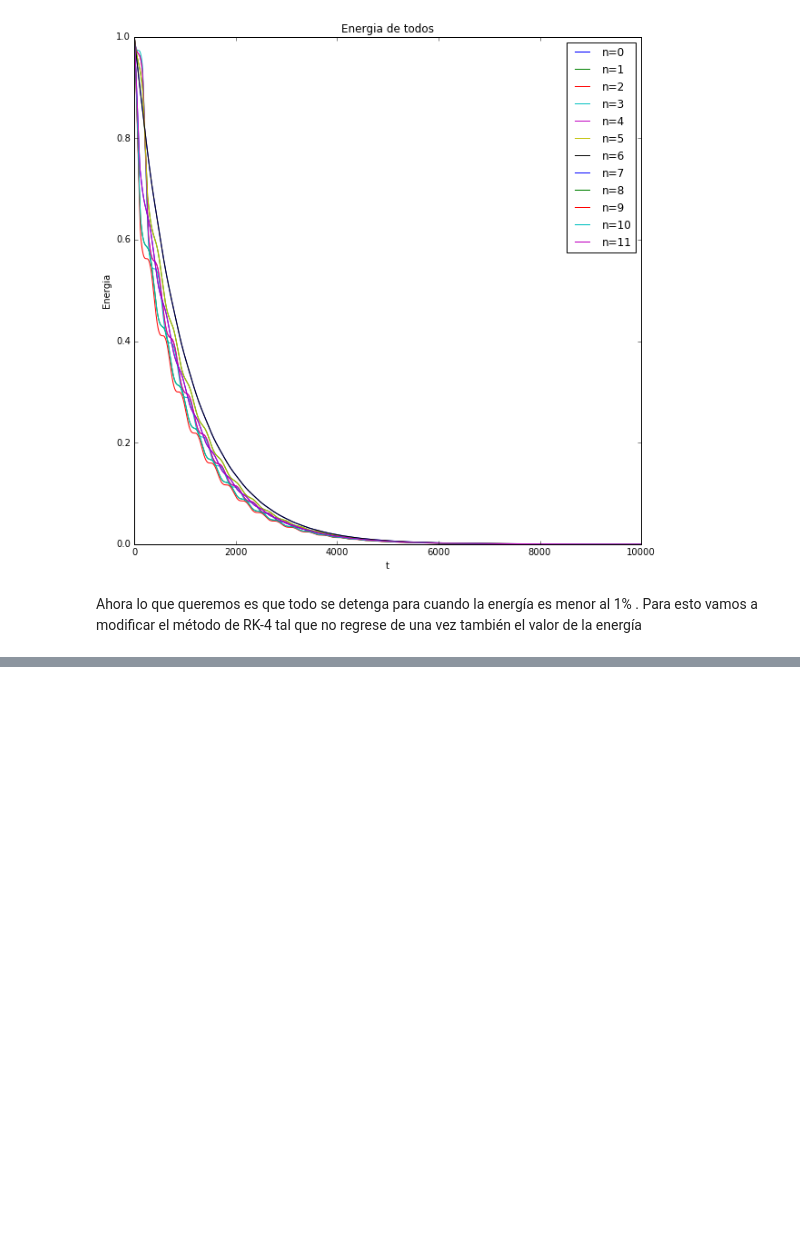
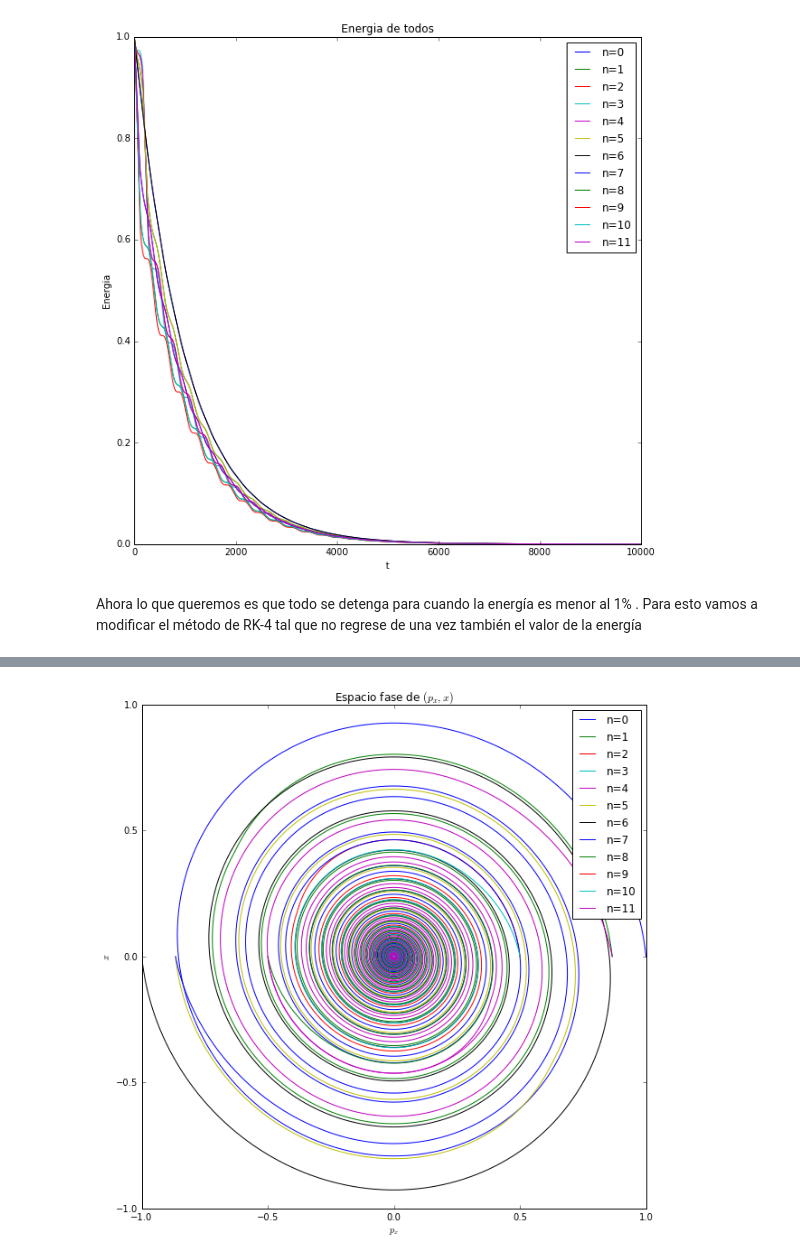
Before and after one commit to plascurain/fisicacomputacional, a Jupyter notebook: tareas/tareaexamen_1/Problema_1.ipynb, the cells around one changed output, grey strips where cells are left out. Drawn from its saved outputs; the diff is of its cells as text; code cells hidden in the pictures; blank space fills up the shorter version.

```diff
--- a/tareas/tareaexamen_1/Problema_1.ipynb
+++ b/tareas/tareaexamen_1/Problema_1.ipynb
@@ -306,0 +342,18 @@ show()
+# %%
+#Estas son todas las soluciones
+
+theta = (arange(0,12,1)*pi)/6
+tiempo = 100
+fig, ax = plt.subplots(figsize=(10, 10))
+title(r'Espacio fase de $(p_x,x)$'),xlabel('$p_x$'),ylabel('$$')
+for n in xrange(len(theta)):
+
+    cond_ini = [0,1,cos(theta[n]),sin(theta[n])]
+    t_cartesianas, sol_cartesianas = rk4(cartesianas_mov, cond_ini, [0,tiempo])
+
+
+    plot(sol_cartesianas[:,2], sol_cartesianas[:,0],label = 'n=%s' %(n))
+ax.legend()
+show()
+# %% [output]
+[figure, added]
```
Also changed, not shown: parts of 10 cells of this notebook.
